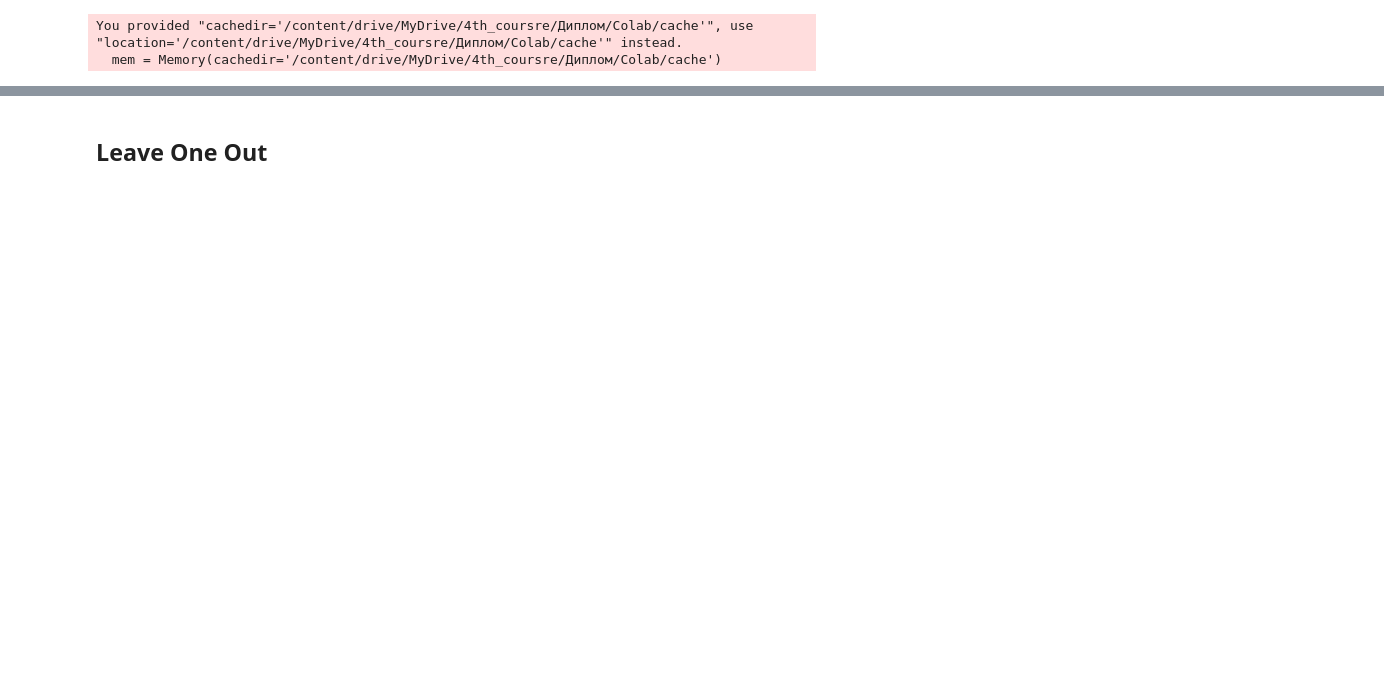
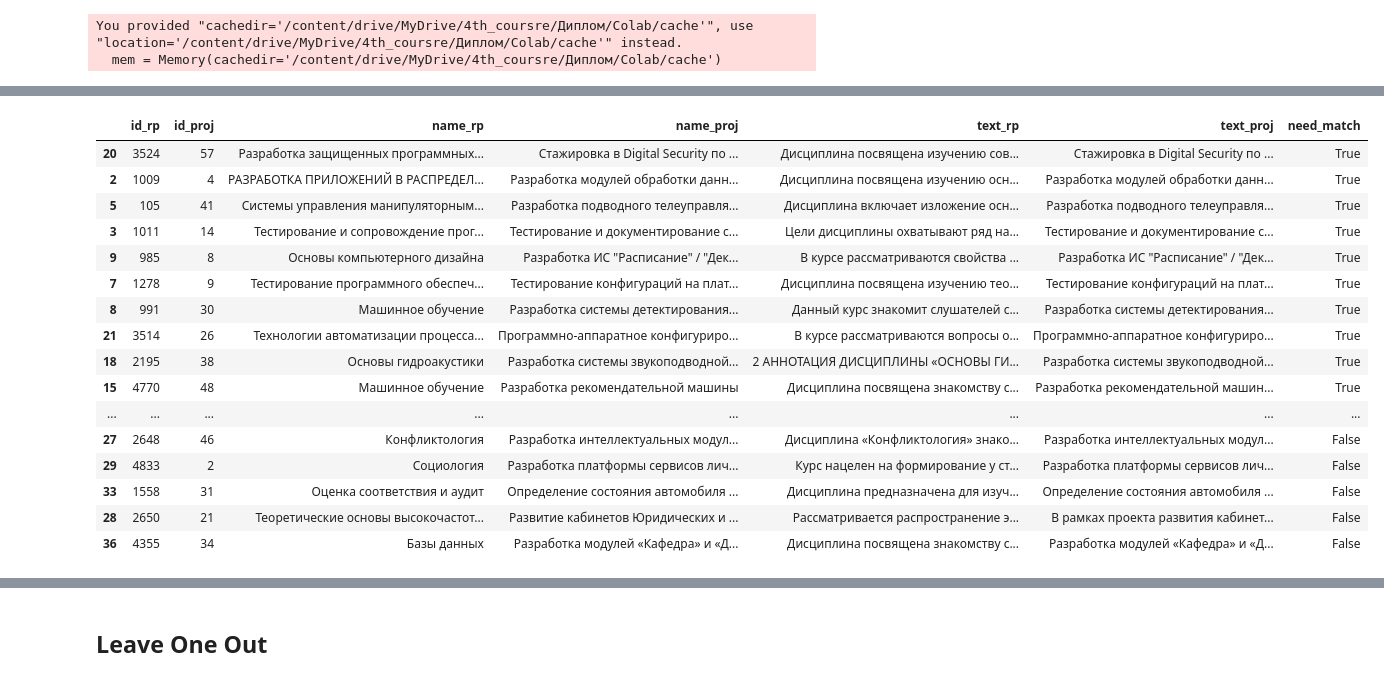
Before and after one commit to Andrexus23/Diploma-NLP, a Jupyter notebook: Notebooks/CodeTransformer.ipynb, the cells around one changed output, grey strips where cells are left out. Drawn from its saved outputs; the diff is of its cells as text; code cells hidden in the pictures; blank space fills up the shorter version.

```diff
--- a/Notebooks/CodeTransformer.ipynb
+++ b/Notebooks/CodeTransformer.ipynb
@@ -286 +296,21 @@ def maximize_f1_score(texts_rp, texts_proj):
+# %%
+df_test_f1
+# %% [output]
+|  | id_rp | id_proj | name_rp | name_proj | text_rp | text_proj | need_match |
+| 20 | 3524 | 57 | Разработка защищенных программных... | Стажировка в Digital Security по ... | Дисциплина посвящена изучению сов... | Стажировка в Digital Security по ... | True |
+| 2 | 1009 | 4 | РАЗРАБОТКА ПРИЛОЖЕНИЙ В РАСПРЕДЕЛ... | Разработка модулей обработки данн... | Дисциплина посвящена изучению осн... | Разработка модулей обработки данн... | True |
+| 5 | 105 | 41 | Системы управления манипуляторным... | Разработка подводного телеуправля... | Дисциплина включает изложение осн... | Разработка подводного телеуправля... | True |
+| 3 | 1011 | 14 | Тестирование и сопровождение прог... | Тестирование и документирование с... | Цели дисциплины охватывают ряд на... | Тестирование и документирование с... | True |
+| 9 | 985 | 8 | Основы компьютерного дизайна | Разработка ИС "Расписание" / "Дек... | В курсе рассматриваются свойства ... | Разработка ИС "Расписание" / "Дек... | True |
+| 7 | 1278 | 9 | Тестирование программного обеспеч... | Тестирование конфигураций на плат... | Дисциплина посвящена изучению тео... | Тестирование конфигураций на плат... | True |
+| 8 | 991 | 30 | Машинное обучение | Разработка системы детектирования... | Данный курс знакомит слушателей с... | Разработка системы детектирования... | True |
+| 21 | 3514 | 26 | Технологии автоматизации процесса... | Программно-аппаратное конфигуриро... | В курсе рассматриваются вопросы о... | Программно-аппаратное конфигуриро... | True |
+| 18 | 2195 | 38 | Основы гидроакустики | Разработка системы звукоподводной... | 2 АННОТАЦИЯ ДИСЦИПЛИНЫ «ОСНОВЫ ГИ... | Разработка системы звукоподводной... | True |
+| 15 | 4770 | 48 | Машинное обучение | Разработка рекомендательной машины | Дисциплина посвящена знакомству с... | Разработка рекомендательной машин... | True |
+| ... | ... | ... | ... | ... | ... | ... | ... |
+| 27 | 2648 | 46 | Конфликтология | Разработка интеллектуальных модул... | Дисциплина «Конфликтология» знако... | Разработка интеллектуальных модул... | False |
+| 29 | 4833 | 2 | Социология | Разработка платформы сервисов лич... | Курс нацелен на формирование у ст... | Разработка платформы сервисов лич... | False |
+| 33 | 1558 | 31 | Оценка соответствия и аудит | Определение состояния автомобиля ... | Дисциплина предназначена для изуч... | Определение состояния автомобиля ... | False |
+| 28 | 2650 | 21 | Теоретические основы высокочастот... | Развитие кабинетов Юридических и ... | Рассматривается распространение э... | В рамках проекта развития кабинет... | False |
+| 36 | 4355 | 34 | Базы данных | Разработка модулей «Кафедра» и «Д... | Дисциплина посвящена знакомству с... | Разработка модулей «Кафедра» и «Д... | False |
 # %%
```
Also changed, not shown: parts of 41 cells of this notebook, 1 other file.
